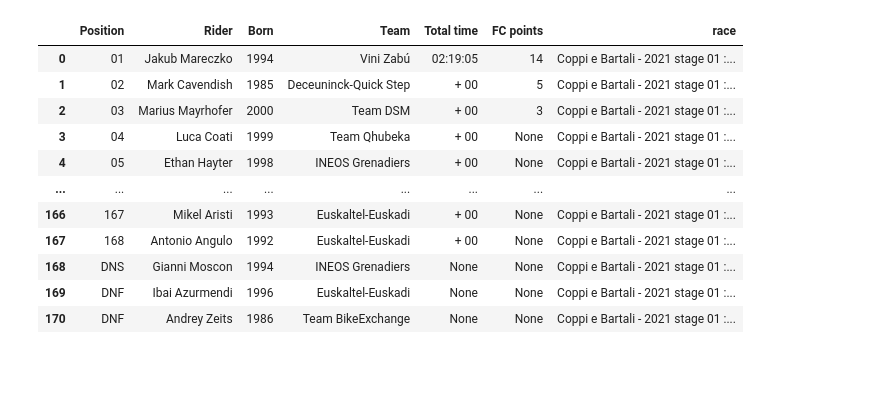
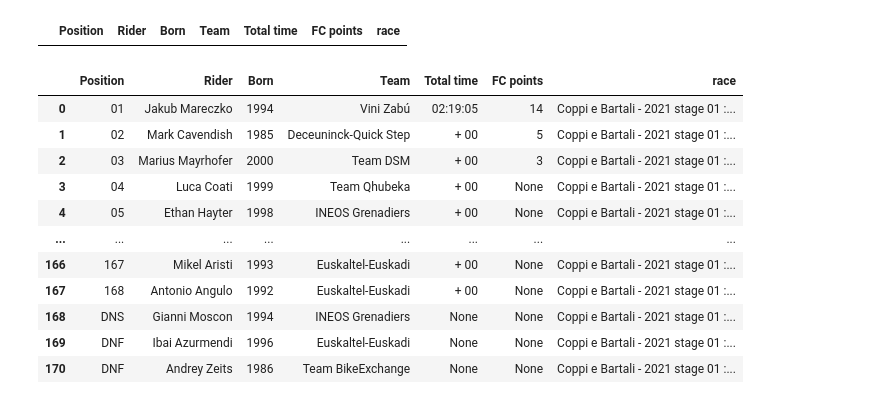
Before and after one commit to JacquesLeen/Cycling_Software, a Jupyter notebook: test_results.ipynb, the cells around one changed output. Saved outputs shown, nothing was run; the diff lists cells and outputs as text; code cells hidden in the pictures; blank space fills up the shorter version.

Commit message:
download results

```diff
--- a/test_results.ipynb
+++ b/test_results.ipynb
@@ -7,7 +8,7 @@ import datetime
 # %%
 start = time.time()
 
-years = [2021]
+years = list(np.arange(2000,2021,1))
 cals = [2] # 1 for WT, 2 for UCI, etc.
 months = ['01','02','03','04','05','06','07','08','09','10','11','12']
 results_dict = {}
@@ -21,9 +22,15 @@ for year in years:
             soup = BeautifulSoup(r.text,'html.parser')
 
             if year == datetime.datetime.today().year and month == datetime.datetime.today().month:
-                tab = soup.find_all('table', class_='sortTabell tablesorter')[1]
+                try:
+                    tab = soup.find_all('table', class_='sortTabell tablesorter')[1]
+                except:
+                    continue
             else:
-                tab = soup.find_all('table', class_='sortTabell tablesorter')[0]
+                try:
+                    tab = soup.find_all('table', class_='sortTabell tablesorter')[0]
+                except:
+                    continue
 
             refs = [i['href'] for i in tab.find_all('a', href=True)]
             races_raw = [x for x in refs if 'race' in x]
@@ -72,8 +79,8 @@ for year in years:
                 except ValueError:
                     continue
 
-        print('loop towards month', month, 'ended')
+        print('loop towards month', month, year, 'ended')
 
-    end = time.time()
-    print('elapsed time: '+str((end-start)/60)+' minutes')
+end = time.time()
+print('elapsed time: '+str((end-start)/60)+' minutes')
 # %% [output]
@@ -91,2 +104,2 @@ IndexError: list index out of range
-# %%
-df = pd.DataFrame()
+# %%
+full_dicts = {**results_dict, **stages_dict}
@@ -102,3 +134,7 @@ NameError: name 'full_dicts' is not defined
+# %%
+final_df[final_df['race'].isin(['2000'])]
+# %% [output]
+|  | Position | Rider | Born | Team | Total time | FC points | race |
 # %%
 final_df[final_df['race']=='Coppi e Bartali - 2021 stage 01 : Gatteo - Gatteo']
 # %% [output]
```
Also changed, not shown: parts of 5 cells of this notebook, 3 other files.
